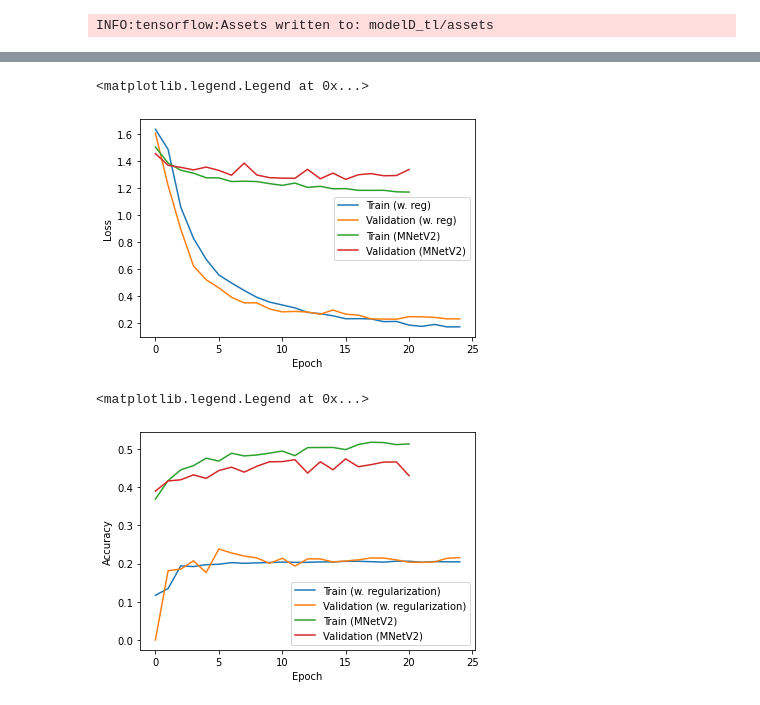
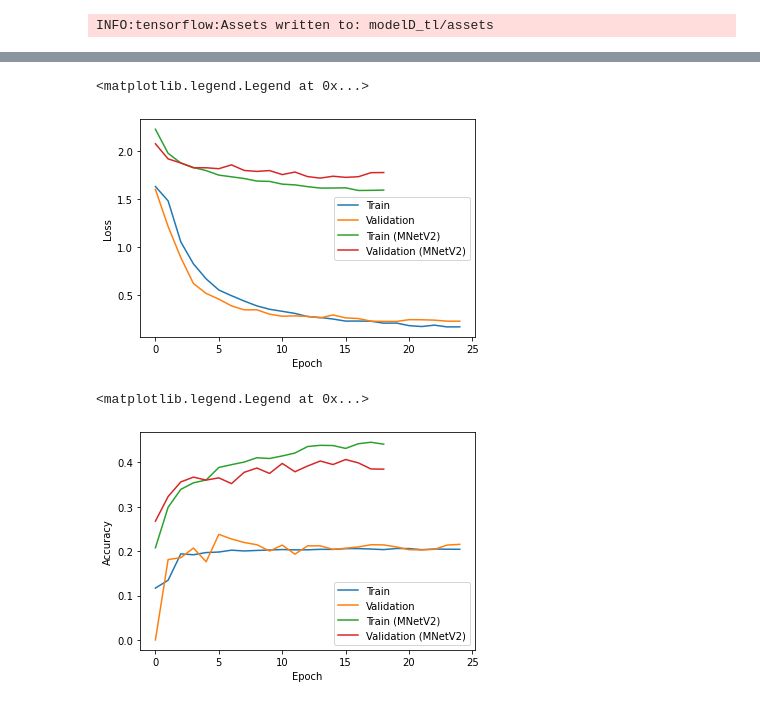
Before and after one commit to steffenrask/AML, a Jupyter notebook: Q2 - CNN.ipynb, the cells around one changed output, grey strips where cells are left out. Saved outputs shown, nothing was run; the diff lists cells and outputs as text; code cells hidden in the pictures.

```diff
--- a/Q2 - CNN.ipynb
+++ b/Q2 - CNN.ipynb
@@ -1112,12 +1110,13 @@ steps=STEP_SIZE_TEST)
 # Loading the pre-trained model
 
 pre_trained_model = tf.keras.applications.MobileNetV2(
-    input_shape=(32, 64, 3), # refers to the shape we transfer from
-    include_top=False, # cut off the head
-    weights='imagenet', # pretrained on the ImageNet data
+    input_shape=(32, 64, 3),
+    include_top=False,
+    weights='imagenet',
 )
-for layer in pre_trained_model.layers: #freeze the base model to not train it
-    layer.trainable=False
+
+pre_trained_model.trainable = False
+
 pre_trained_model.summary()
 # %% [output]
 WARNING:tensorflow:`input_shape` is undefined or non-square, or `rows` is not in [96, 128, 160, 192, 224]. Weights for input shape (224, 224) will be loaded as the default.
@@ -1390,9 +1389,9 @@ Non-trainable params: 2,257,984
 _________________________________________________________________
 # %%
 # Fit
-historyY_tl = modelY_tl.fit(train_generator_D,
+historyY_tl = modelY_tl.fit(train_generator_Y,
                     steps_per_epoch=STEP_SIZE_TRAIN,
-                    validation_data=valid_generator_D,
+                    validation_data=valid_generator_Y,
                     validation_steps=STEP_SIZE_VALID,
                     epochs=80,
                     callbacks=[callback]
@@ -1422,8 +1421,8 @@ INFO:tensorflow:Assets written to: modelY_tl/assets
 INFO:tensorflow:Assets written to: modelY_tl/assets
 # %%
 #with reg
-plt.plot(historyY_reg.history['loss'], label = 'Train (w. reg)')
-plt.plot(historyY_reg.history['val_loss'], label = 'Validation (w. reg)')
+plt.plot(historyY_reg.history['loss'], label = 'Train')
+plt.plot(historyY_reg.history['val_loss'], label = 'Validation')
 #with TL
 plt.plot(historyY_tl.history['loss'], label = 'Train (MNetV2)')
 plt.plot(historyY_tl.history['val_loss'], label = 'Validation (MNetV2)')
@@ -1432,17 +1431,17 @@ plt.ylabel('Loss')
 plt.legend()
 # %% [output]
 <matplotlib.legend.Legend at 0x...>
-[figure, old version]
+[figure, new version]
 # %%
 # With regularization
-plt.plot(historyY_reg.history['accuracy'], label = 'Train (w. regularization)')
-plt.plot(historyY_reg.history['val_accuracy'], label = 'Validation (w. regularization)')
+plt.plot(historyY_reg.history['accuracy'], label = 'Train')
+plt.plot(historyY_reg.history['val_accuracy'], label = 'Validation')
 # With transfer learning
 plt.plot(historyY_tl.history['accuracy'], label = 'Train (MNetV2)')
 plt.plot(historyY_tl.history['val_accuracy'], label = 'Validation (MNetV2)')
 plt.xlabel('Epoch')
 plt.ylabel('Accuracy')
 plt.legend()
 # %% [output]
 <matplotlib.legend.Legend at 0x...>
-[figure, old version]
+[figure, new version]
```
Also changed, not shown: parts of 28 cells of this notebook.
